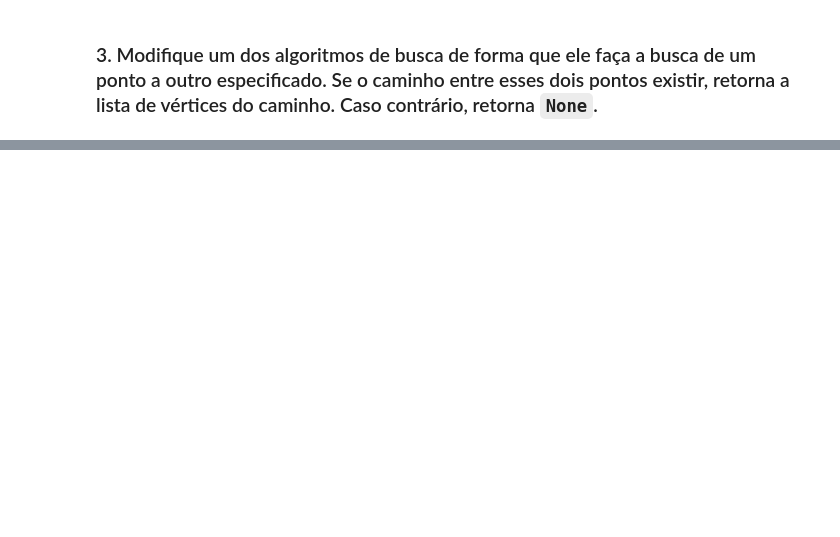
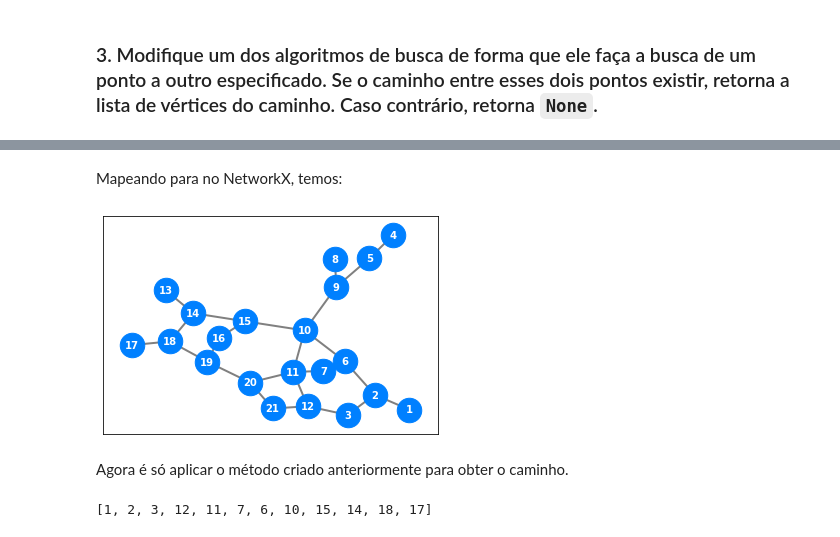
Before and after one commit to adolfoguimaraes/teoriadosgrafos, a Jupyter notebook: 02_AlgoritmosDeBusca.ipynb, the cells around one changed output, grey strips where cells are left out. Saved outputs shown, nothing was run; the diff lists cells and outputs as text; code cells hidden in the pictures; blank space fills up the shorter version.

```diff
--- a/02_AlgoritmosDeBusca.ipynb
+++ b/02_AlgoritmosDeBusca.ipynb
@@ -178,3 +298,50 @@ Sabia que podemos utilizar os métodos que você implementou até aqui para enco
+# %% [markdown]
+Mapeando para no NetworkX, temos:
+# %%
+
+# Instanciando o objeto Grafo
+GL = nx.Graph()
+
+# Adicionando os Vértices
+GL.add_nodes_from([1,2,3,4,5,6,7,8,9,10,11,12,13,14,15,16,17,18,19,20,21])
+
+# Adicionando as Arestas
+GL.add_edges_from([
+                  (1,2),
+                  (2,3),(2,6),
+                   (3,12),
+                   (4,5),
+                   (5,9),
+                   (6,7), (6,10),
+                   (7,11),
+                   (8,9),
+                   (9,10),
+                   (10,11),(10,15),
+                   (11,12),(11,20),
+                   (12,21),
+                   (13,14),
+                   (14,15),(14,18),
+                   (15,16),
+                   (16,19),
+                   (17,18),
+                   (18,19),
+                   (19,20),
+                   (20,21)
+
+
+                  ])
+
+
+exibir_grafo(GL)
+# %% [output]
+[figure, added]
+# %% [markdown]
+Agora é só aplicar o método criado anteriormente para obter o caminho.
+# %%
+all_nodes_L = list(GL.nodes())
+dfs_interative_path(GL, 1, 17, all_nodes_L)
+# %% [output]
+[1, 2, 3, 12, 11, 7, 6, 10, 15, 14, 18, 17]
 # %% [markdown]
 
 ![](https://media.giphy.com/media/obQ0Q8dav3L5S/giphy.gif?cid=ecf05e47uf6uxf8dsgt3dwldm5of26b0okrdnjcs3nfy28xa&rid=giphy.gif&ct=g)
```
Also changed, not shown: parts of 18 cells of this notebook.
